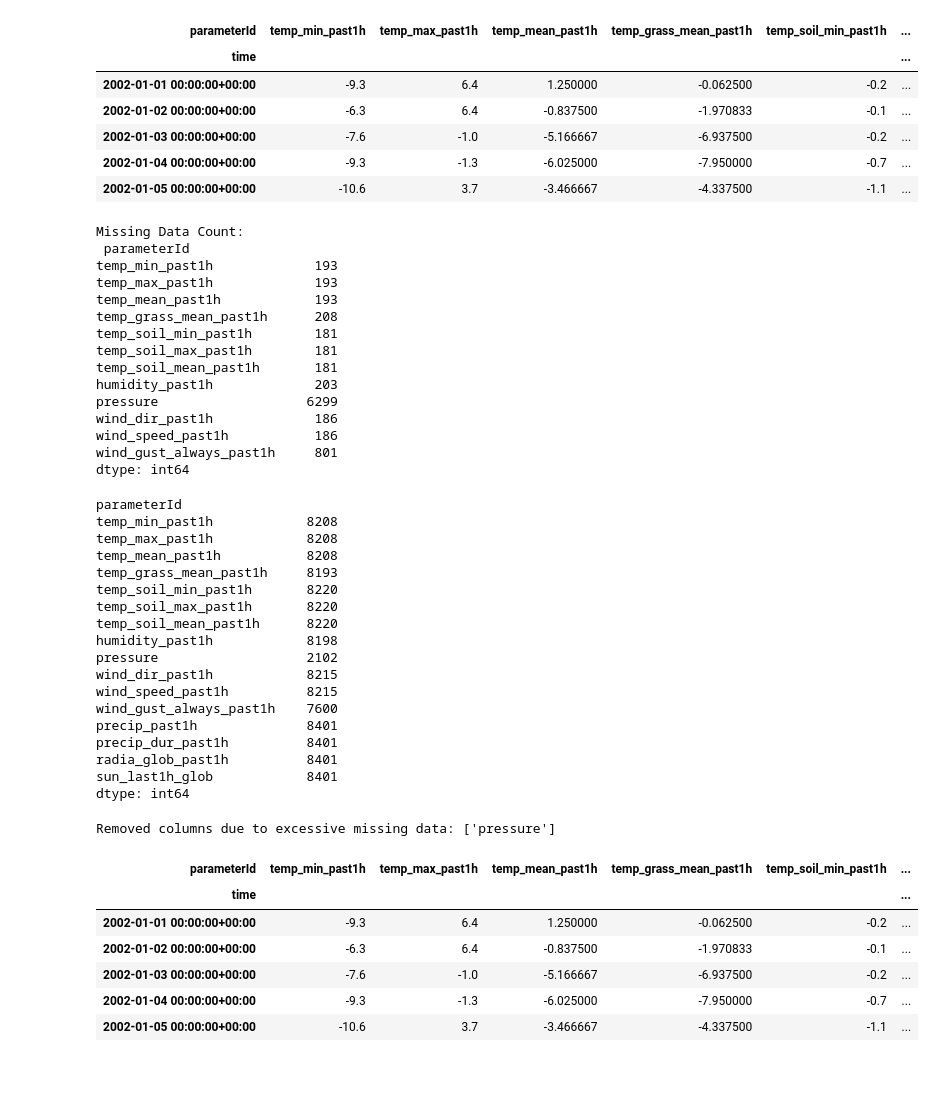
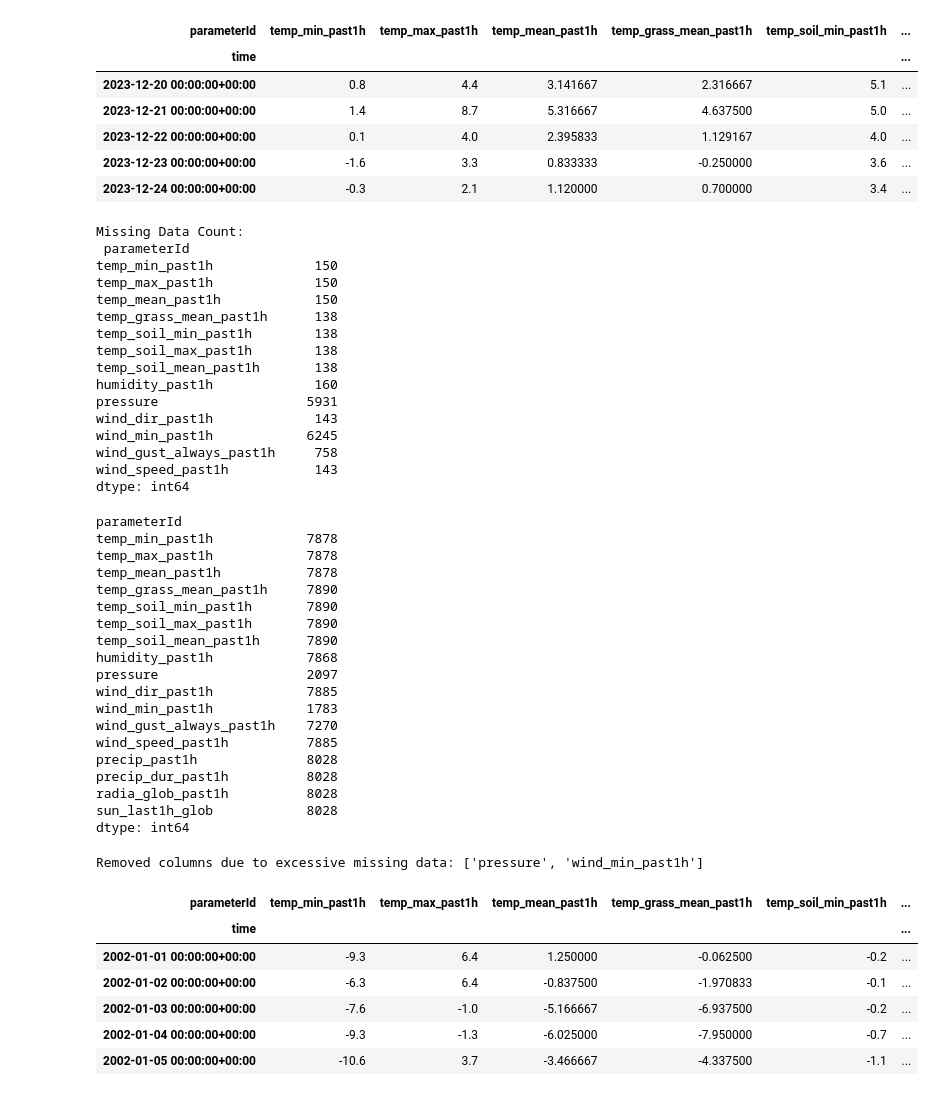
Before and after one commit to nicolaigarder/Forecasting-water-inflow, a Jupyter notebook: Data loading and handling/API_getting_data.ipynb, the cells around one changed output. Saved outputs shown, nothing was run; the diff lists cells and outputs as text; code cells hidden in the pictures.

Commit message:
Fixed data loading and interpolating to one file

```diff
--- a/Data loading and handling/API_getting_data.ipynb
+++ b/Data loading and handling/API_getting_data.ipynb
@@ -10,7 +10,7 @@ api_key = '56642815-d535-418b-bda2-30a8a8ef4999'
 
 # Specify the desired start and end time
 start_time = pd.Timestamp(2002, 1, 1)
-end_time = pd.Timestamp(2024, 12, 31)
+end_time = pd.Timestamp(2023, 12, 31)
 datetime_str = start_time.tz_localize('UTC').isoformat() + '/' + end_time.tz_localize('UTC').isoformat()
 
 # Station ID
@@ -75,8 +75,9 @@ if dfs:
         "humidity_past1h": "mean",  # Average humidity of the day
         "pressure": "mean",  # Mean atmospheric pressure
         "wind_dir_past1h": "mean",  # Average wind direction
+        "wind_min_past1h": "min",  # Minimum wind speed
+        "wind_gust_always_past1h": "max",  # Maximum wind gust
         "wind_speed_past1h": "mean",  # Mean wind speed
-        "wind_gust_always_past1h": "max",  # Maximum wind gust
         "precip_past1h": "sum",  # Total daily precipitation
         "precip_dur_past1h": "sum",  # Total minutes of precipitation
         "radia_glob_past1h": "sum",  # Total daily global radiation
@@ -92,15 +93,15 @@ if dfs:
 else:
     print("No data retrieved. Check API response and station/parameter configuration.")
 # %%
-df_daily.head() # Show first rows
+df_daily.tail() # Show first rows
 # %% [output]
 | parameterId | temp_min_past1h | temp_max_past1h | temp_mean_past1h | temp_grass_mean_past1h | temp_soil_min_past1h | ... |
 | time |  |  |  |  |  | ... |
-| 2002-01-01 00:00:00+00:00 | -9.3 | 6.4 | 1.250000 | -0.062500 | -0.2 | ... |
-| 2002-01-02 00:00:00+00:00 | -6.3 | 6.4 | -0.837500 | -1.970833 | -0.1 | ... |
-| 2002-01-03 00:00:00+00:00 | -7.6 | -1.0 | -5.166667 | -6.937500 | -0.2 | ... |
-| 2002-01-04 00:00:00+00:00 | -9.3 | -1.3 | -6.025000 | -7.950000 | -0.7 | ... |
-| 2002-01-05 00:00:00+00:00 | -10.6 | 3.7 | -3.466667 | -4.337500 | -1.1 | ... |
+| 2023-12-20 00:00:00+00:00 | 0.8 | 4.4 | 3.141667 | 2.316667 | 5.1 | ... |
+| 2023-12-21 00:00:00+00:00 | 1.4 | 8.7 | 5.316667 | 4.637500 | 5.0 | ... |
+| 2023-12-22 00:00:00+00:00 | 0.1 | 4.0 | 2.395833 | 1.129167 | 4.0 | ... |
+| 2023-12-23 00:00:00+00:00 | -1.6 | 3.3 | 0.833333 | -0.250000 | 3.6 | ... |
+| 2023-12-24 00:00:00+00:00 | -0.3 | 2.1 | 1.120000 | 0.700000 | 3.4 | ... |
 # %%
 # Check for missing values
 missing_values = df_daily.isnull().sum()
@@ -108,39 +109,41 @@ print("Missing Data Count:\n", missing_values[missing_values > 0])
 # %% [output]
 Missing Data Count:
  parameterId
-temp_min_past1h             193
-temp_max_past1h             193
-temp_mean_past1h            193
-temp_grass_mean_past1h      208
-temp_soil_min_past1h        181
-temp_soil_max_past1h        181
-temp_soil_mean_past1h       181
-humidity_past1h             203
-pressure                   6299
-wind_dir_past1h             186
-wind_speed_past1h           186
-wind_gust_always_past1h     801
+temp_min_past1h             150
+temp_max_past1h             150
+temp_mean_past1h            150
+temp_grass_mean_past1h      138
+temp_soil_min_past1h        138
+temp_soil_max_past1h        138
+temp_soil_mean_past1h       138
+humidity_past1h             160
+pressure                   5931
+wind_dir_past1h             143
+wind_min_past1h            6245
+wind_gust_always_past1h     758
+wind_speed_past1h           143
 dtype: int64
 # %%
 df_daily.count()
 # %% [output]
 parameterId
-temp_min_past1h            8208
-temp_max_past1h            8208
-temp_mean_past1h           8208
-temp_grass_mean_past1h     8193
-temp_soil_min_past1h       8220
-temp_soil_max_past1h       8220
-temp_soil_mean_past1h      8220
-humidity_past1h            8198
-pressure                   2102
-wind_dir_past1h            8215
-wind_speed_past1h          8215
-wind_gust_always_past1h    7600
-precip_past1h              8401
-precip_dur_past1h          8401
-radia_glob_past1h          8401
-sun_last1h_glob            8401
+temp_min_past1h            7878
+temp_max_past1h            7878
+temp_mean_past1h           7878
+temp_grass_mean_past1h     7890
+temp_soil_min_past1h       7890
+temp_soil_max_past1h       7890
+temp_soil_mean_past1h      7890
+humidity_past1h            7868
+pressure                   2097
+wind_dir_past1h            7885
+wind_min_past1h            1783
+wind_gust_always_past1h    7270
+wind_speed_past1h          7885
+precip_past1h              8028
+precip_dur_past1h          8028
+radia_glob_past1h          8028
+sun_last1h_glob            8028
 dtype: int64
 # %%
 # Define threshold for missing data (e.g., remove columns with >50% missing)
@@ -155,7 +158,7 @@ df_cleaned = df_daily.drop(columns=columns_to_drop)
 
 print(f"Removed columns due to excessive missing data: {list(columns_to_drop)}")
 # %% [output]
-Removed columns due to excessive missing data: ['pressure']
+Removed columns due to excessive missing data: ['pressure', 'wind_min_past1h']
 # %%
 df_cleaned.head() # Show first rows
 # %% [output]
```
Also changed, not shown: parts of 4 cells of this notebook, 5 other files.
